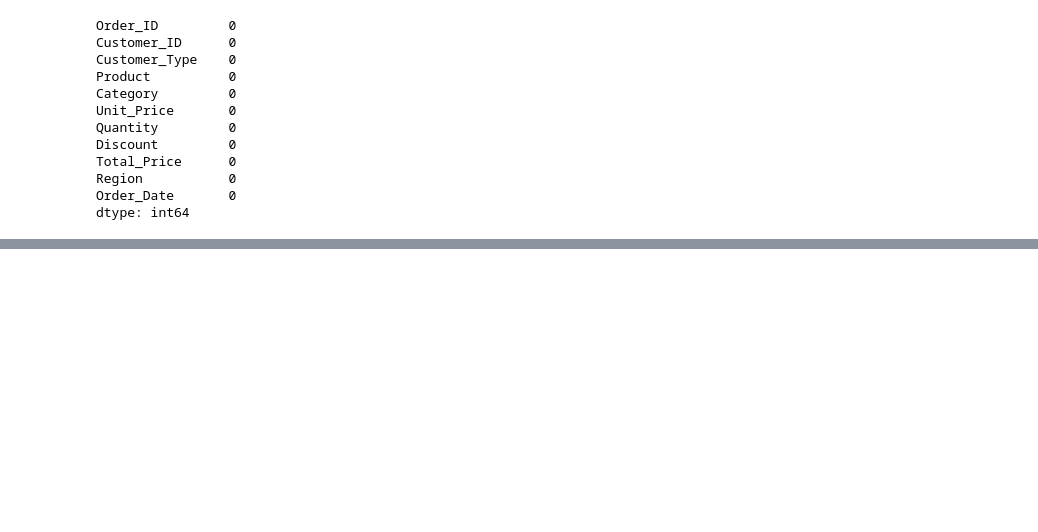
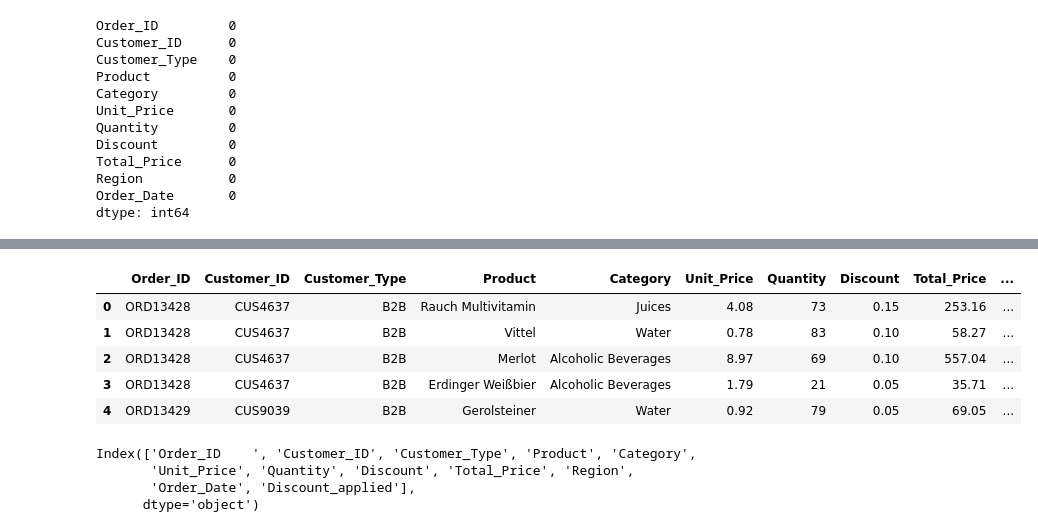
Before and after one commit to Tejas5158/Beverage_sales_analysis_Dashboard, a Jupyter notebook: Beverage_Sales_Analysis.ipynb, the cells around one changed output, grey strips where cells are left out. Drawn from its saved outputs; the diff is of its cells as text; code cells hidden in the pictures; blank space fills up the shorter version.

Commit message:
database connection successfully done

```diff
--- a/Beverage_Sales_Analysis.ipynb
+++ b/Beverage_Sales_Analysis.ipynb
@@ -54,0 +92,6 @@ print(df == df.rename(columns={'purchase_amount_(usd)':'purchase_amount'}))
+# %%
+# Renaming columns according to snake casing for better readability and documentation
+
+df.columns = df.columns.str.lower()
+df.columns = df.columns.str.replace(' ','_')
+df = df.rename(columns={'unit_price_(usd)':'unit_price'})
@@ -54,0 +145,9 @@ print(df == df.rename(columns={'purchase_amount_(usd)':'purchase_amount'}))
+# %%
+# create a new column 'Discount_applied' based on the 'Discount' column
+bins = [0, 0.05, 0.10, 0.15, 0.20]
+labels = ['5%', '10%', '15%', '20%']
+df['Discount_applied'] = pd.cut(
+    df['Discount'],
+    bins=bins,
+    labels=labels,
+    include_lowest=True)
@@ -54,0 +199,2 @@ print(df == df.rename(columns={'purchase_amount_(usd)':'purchase_amount'}))
+# %%
+df.columns = [col.strip().replace(' ', '_').replace('%', 'applied') for col in df.columns]
@@ -54,0 +209,25 @@ print(df == df.rename(columns={'purchase_amount_(usd)':'purchase_amount'}))
+# %%
+from sqlalchemy import create_engine
+
+# MySQL connection
+username = "root"
+password = "root"
+host = "localhost"
+port = "3306"
+database = "sales_db"
+
+engine = create_engine(f"mysql+pymysql://{username}:{password}@{host}:{port}/{database}")
+
+# Write DataFrame to MySQL
+table_name = "beverage_sales"   # choose any table name
+df.to_sql(table_name, engine, if_exists="replace", index=False)
+
+# Read back sample
+pd.read_sql("SELECT * FROM beverage_sales LIMIT 5;", engine)
+# %% [output]
+|  | Order_ID | Customer_ID | Customer_Type | Product | Category | Unit_Price | Quantity | Discount | Total_Price | ... |
+| 0 | ORD13428 | CUS4637 | B2B | Rauch Multivitamin | Juices | 4.08 | 73 | 0.15 | 253.16 | ... |
+| 1 | ORD13428 | CUS4637 | B2B | Vittel | Water | 0.78 | 83 | 0.10 | 58.27 | ... |
+| 2 | ORD13428 | CUS4637 | B2B | Merlot | Alcoholic Beverages | 8.97 | 69 | 0.10 | 557.04 | ... |
+| 3 | ORD13428 | CUS4637 | B2B | Erdinger Weißbier | Alcoholic Beverages | 1.79 | 21 | 0.05 | 35.71 | ... |
+| 4 | ORD13429 | CUS9039 | B2B | Gerolsteiner | Water | 0.92 | 79 | 0.05 | 69.05 | ... |
@@ -54,0 +239,7 @@ print(df == df.rename(columns={'purchase_amount_(usd)':'purchase_amount'}))
+# %%
+df.columns
+# %% [output]
+Index(['Order_ID    ', 'Customer_ID', 'Customer_Type', 'Product', 'Category',
+       'Unit_Price', 'Quantity', 'Discount', 'Total_Price', 'Region',
+       'Order_Date', 'Discount_applied'],
+      dtype='object')
```
Also changed, not shown: parts of 16 cells of this notebook, 2 other files.
